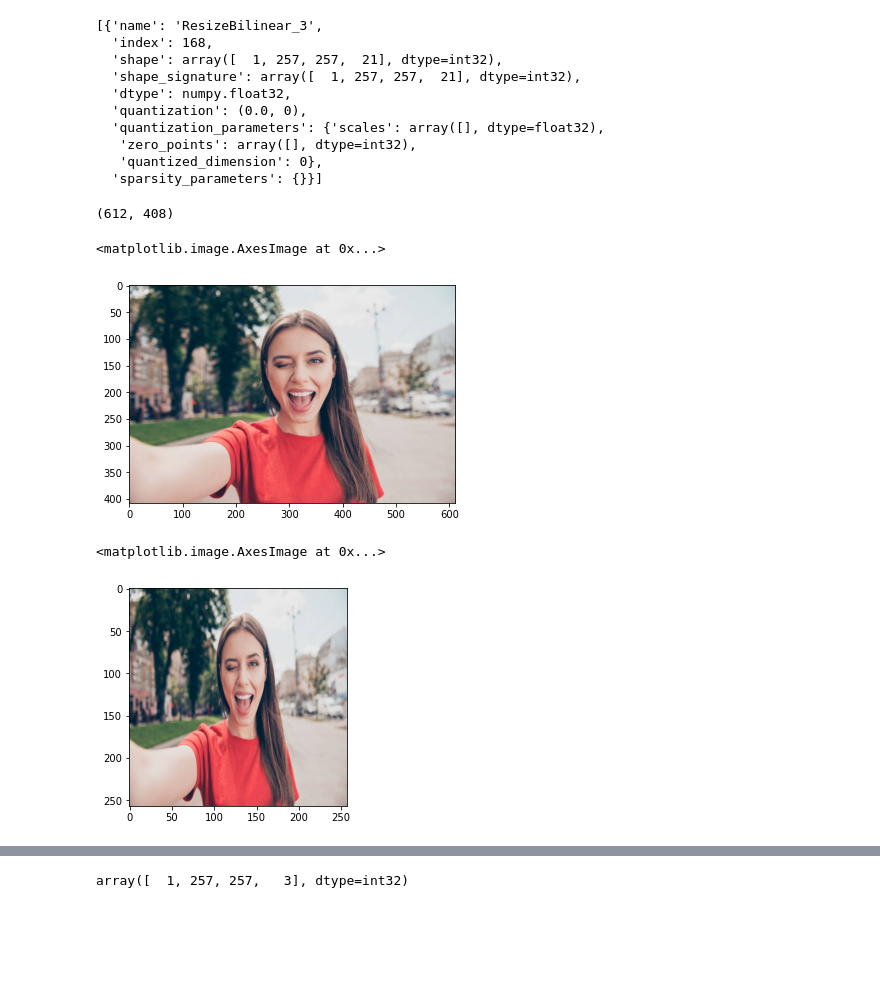
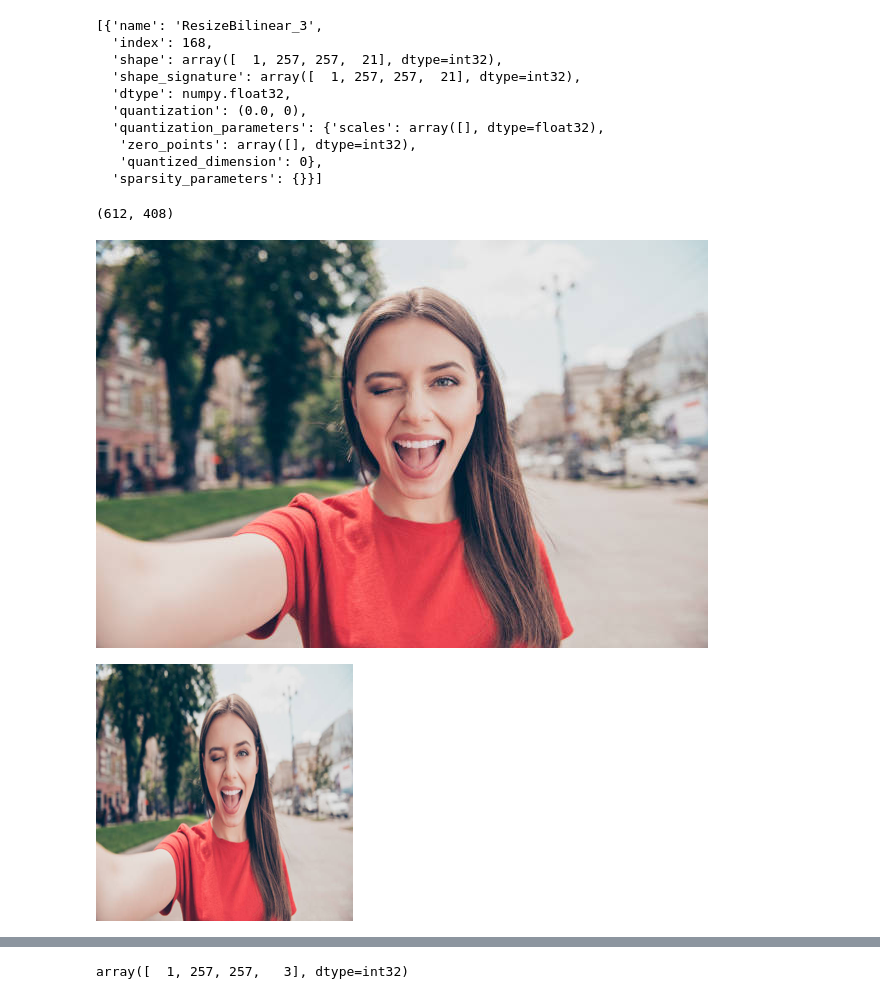
Before and after one commit to joonb14/TFLiteSegmentation, a Jupyter notebook: DeepLabv3.ipynb, the cells around one changed output, grey strips where cells are left out. Saved outputs shown, nothing was run; the diff lists cells and outputs as text; code cells hidden in the pictures; blank space fills up the shorter version.

```diff
--- a/DeepLabv3.ipynb
+++ b/DeepLabv3.ipynb
@@ -41,17 +40,15 @@ import matplotlib.pyplot as plt
 im = Image.open("image.jpg")
 # %%
 print(im.size)
-plt.imshow(im)
+im
 # %% [output]
 (612, 408)
-<matplotlib.image.AxesImage at 0x...>
-[figure, old version]
+[figure, new version]
 # %%
 res_im = im.resize((257, 257))
-plt.imshow(res_im)
+res_im
 # %% [output]
-<matplotlib.image.AxesImage at 0x...>
-[figure, old version]
+[figure, new version]
 # %%
 np_res_im = np.array(res_im)
 np_res_im = (np_res_im/255).astype('float32')
```
Also changed, not shown: parts of 5 cells of this notebook.
